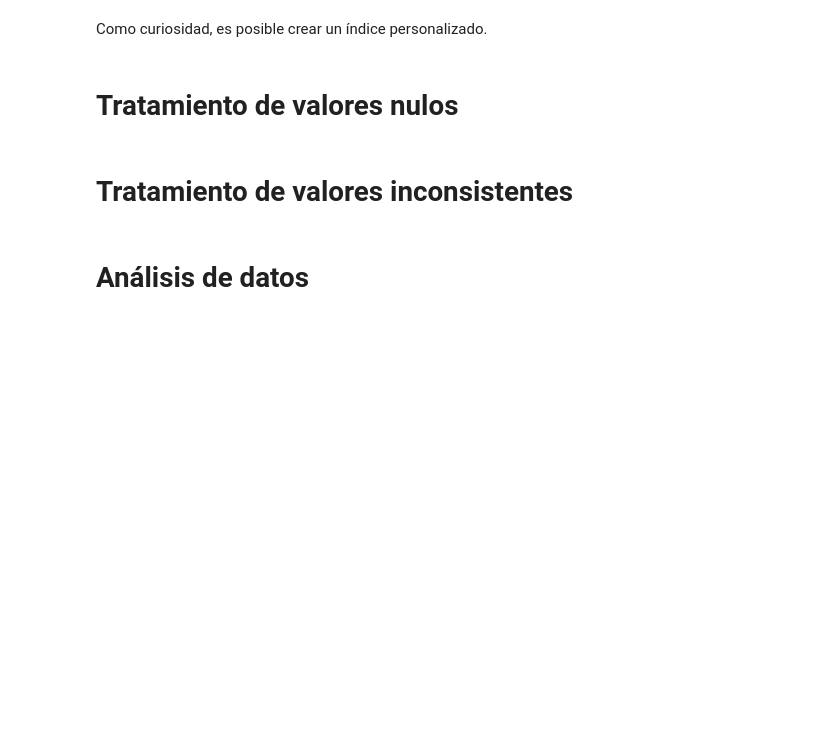
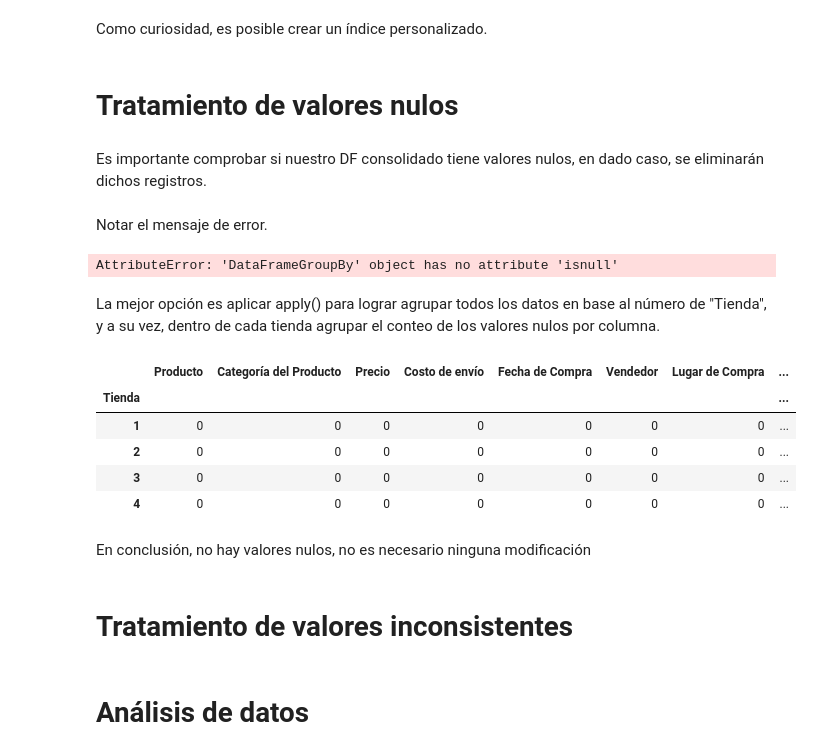
Before and after one commit to carloslozano-rg/challenge-alura-store, a Jupyter notebook: AluraStoreLatam.ipynb, the cells around one changed output. Cells and saved outputs as stored; diff of their text form; code cells hidden in the pictures; blank space fills up the shorter version.

Commit message:
feat: tratamiento de valores nulos.

```diff
--- a/AluraStoreLatam.ipynb
+++ b/AluraStoreLatam.ipynb
@@ -178,6 +178,27 @@ Como curiosidad, es posible crear un índice personalizado.
 # tienda5
 # %% [markdown]
 # Tratamiento de valores nulos
+# %% [markdown]
+Es importante comprobar si nuestro DF consolidado tiene valores nulos, en dado caso, se eliminarán dichos registros.
+# %% [markdown]
+Notar el mensaje de error.
+# %%
+tiendas.groupby("Tienda").isnull().sum()
+# %% [output]
+AttributeError: 'DataFrameGroupBy' object has no attribute 'isnull'
+# %% [markdown]
+La mejor opción es aplicar apply() para lograr agrupar todos los datos en base al número de "Tienda", y a su vez, dentro de cada tienda agrupar el conteo de los valores nulos por columna.
+# %%
+tiendas.groupby("Tienda").apply(lambda x: x.isnull().sum(), include_groups=False)
+# %% [output]
+|  | Producto | Categoría del Producto | Precio | Costo de envío | Fecha de Compra | Vendedor | Lugar de Compra | ... |
+| Tienda |  |  |  |  |  |  |  | ... |
+| 1 | 0 | 0 | 0 | 0 | 0 | 0 | 0 | ... |
+| 2 | 0 | 0 | 0 | 0 | 0 | 0 | 0 | ... |
+| 3 | 0 | 0 | 0 | 0 | 0 | 0 | 0 | ... |
+| 4 | 0 | 0 | 0 | 0 | 0 | 0 | 0 | ... |
+# %% [markdown]
+En conclusión, no hay valores nulos, no es necesario ninguna modificación
 # %% [markdown]
 # Tratamiento de valores inconsistentes
 # %% [markdown]
```
